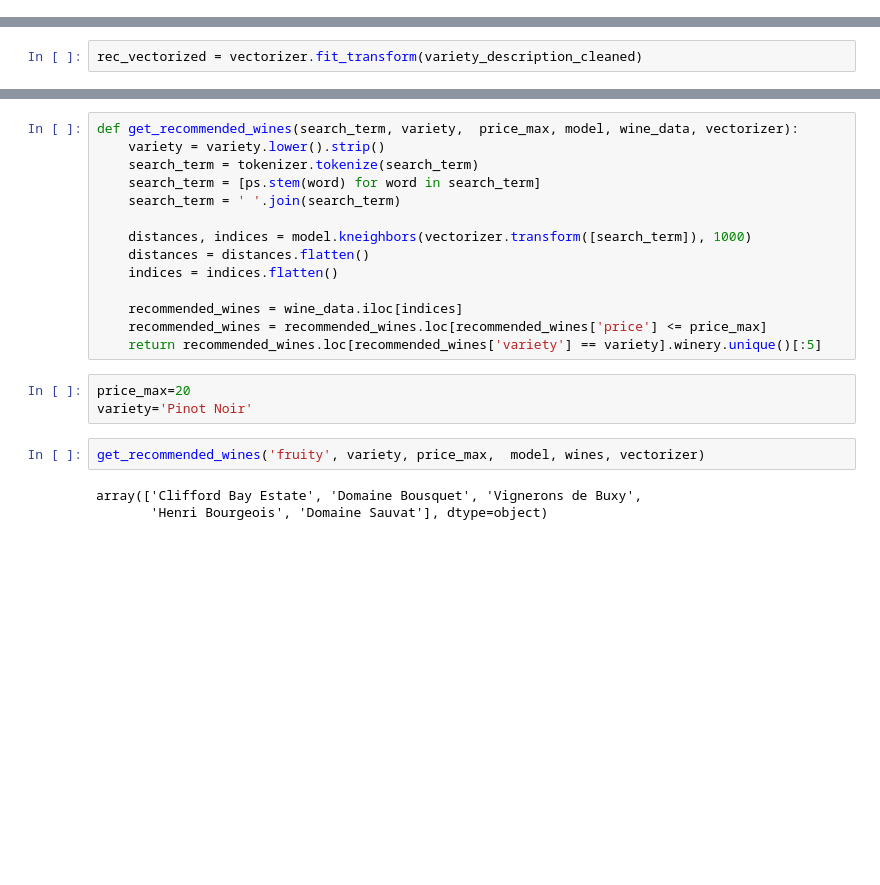
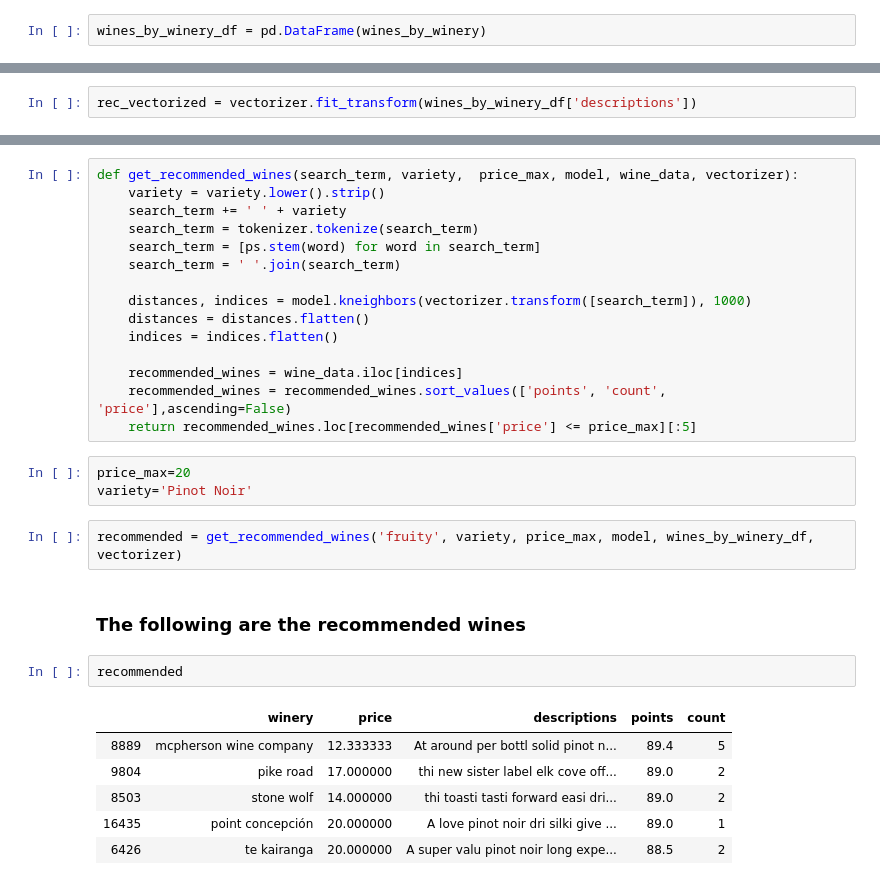
Before and after one commit to edgar971/cs598-stats, a Jupyter notebook: project/project-1.ipynb, the cells around one changed output, grey strips where cells are left out. Cells and saved outputs as stored; diff of their text form; blank space fills up the shorter version.

```diff
--- a/project/project-1.ipynb
+++ b/project/project-1.ipynb
@@ -406,7 +325,9 @@ variety_description_cleaned = words_variety_description.apply(lambda elem: ' '.j
+# %%
+wines_by_winery_df = pd.DataFrame(wines_by_winery)
 # %%
 vectorizer = TfidfVectorizer(analyzer='word', token_pattern=r'\w+',max_features=500)
 # %%
-rec_vectorized = vectorizer.fit_transform(variety_description_cleaned)
+rec_vectorized = vectorizer.fit_transform(wines_by_winery_df['descriptions'])
 # %%
 model = NearestNeighbors(metric='cosine').fit(rec_vectorized)
 # %% [markdown]
@@ -414,6 +335,7 @@ model = NearestNeighbors(metric='cosine').fit(rec_vectorized)
 # %%
 def get_recommended_wines(search_term, variety,  price_max, model, wine_data, vectorizer):
     variety = variety.lower().strip()
+    search_term += ' ' + variety
     search_term = tokenizer.tokenize(search_term)
     search_term = [ps.stem(word) for word in search_term]
     search_term = ' '.join(search_term)
@@ -423,13 +345,21 @@ def get_recommended_wines(search_term, variety,  price_max, model, wine_data, ve
     indices = indices.flatten()
 
     recommended_wines = wine_data.iloc[indices]
-    recommended_wines = recommended_wines.loc[recommended_wines['price'] <= price_max]
-    return recommended_wines.loc[recommended_wines['variety'] == variety].winery.unique()[:5]
+    recommended_wines = recommended_wines.sort_values(['points', 'count', 'price'],ascending=False)
+    return recommended_wines.loc[recommended_wines['price'] <= price_max][:5]
 # %%
 price_max=20
 variety='Pinot Noir'
 # %%
-get_recommended_wines('fruity', variety, price_max,  model, wines, vectorizer)
+recommended = get_recommended_wines('fruity', variety, price_max, model, wines_by_winery_df, vectorizer)
-# %% [output]
-array(['Clifford Bay Estate', 'Domaine Bousquet', 'Vignerons de Buxy',
-       'Henri Bourgeois', 'Domaine Sauvat'], dtype=object)
+# %% [markdown]
+### The following are the recommended wines
+# %%
+recommended
+# %% [output]
+|  | winery | price | descriptions | points | count |
+| 8889 | mcpherson wine company | 12.333333 | At around per bottl solid pinot n... | 89.4 | 5 |
+| 9804 | pike road | 17.000000 | thi new sister label elk cove off... | 89.0 | 2 |
+| 8503 | stone wolf | 14.000000 | thi toasti tasti forward easi dri... | 89.0 | 2 |
+| 16435 | point concepción | 20.000000 | A love pinot noir dri silki give ... | 89.0 | 1 |
+| 6426 | te kairanga | 20.000000 | A super valu pinot noir long expe... | 88.5 | 2 |
```
Also changed, not shown: parts of 32 cells of this notebook.
